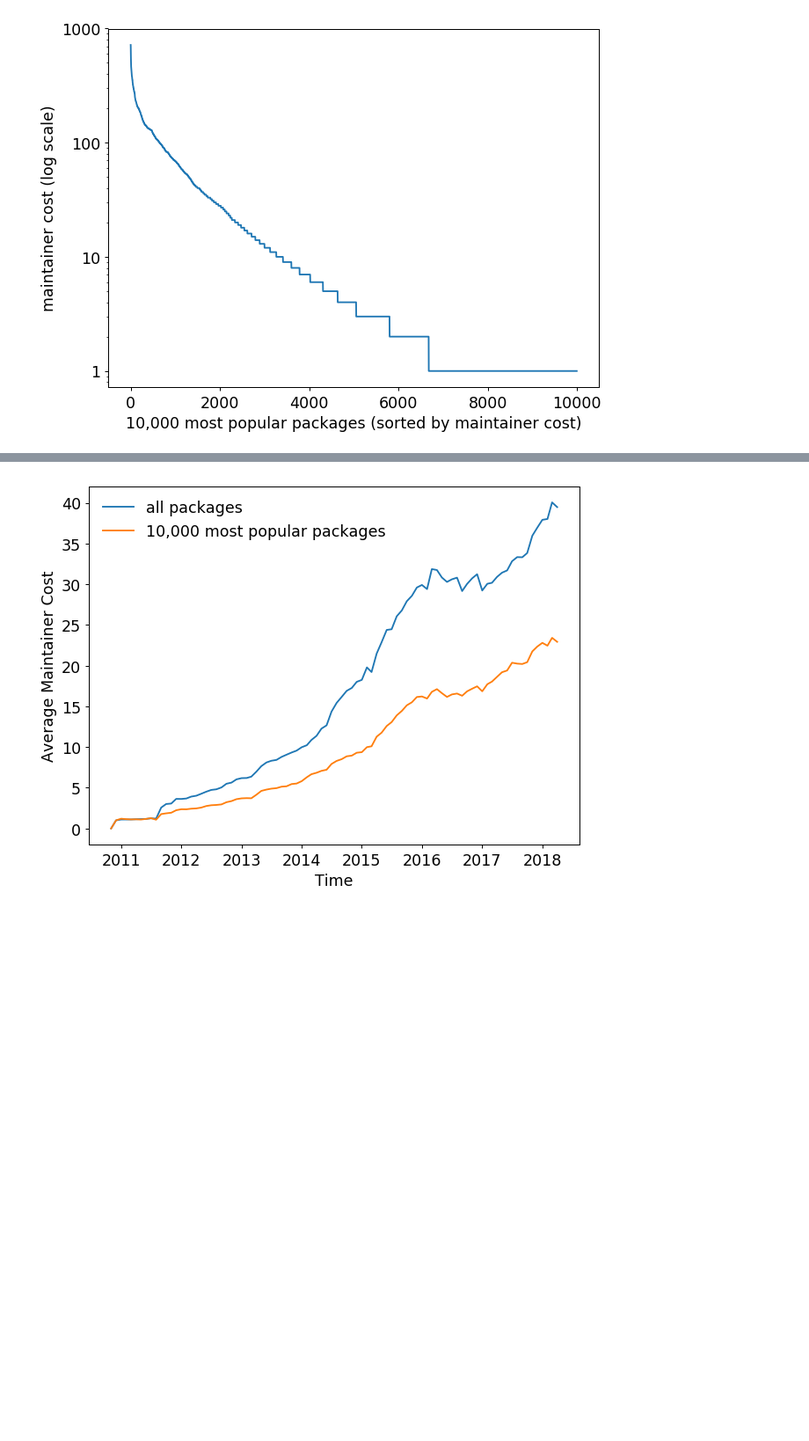
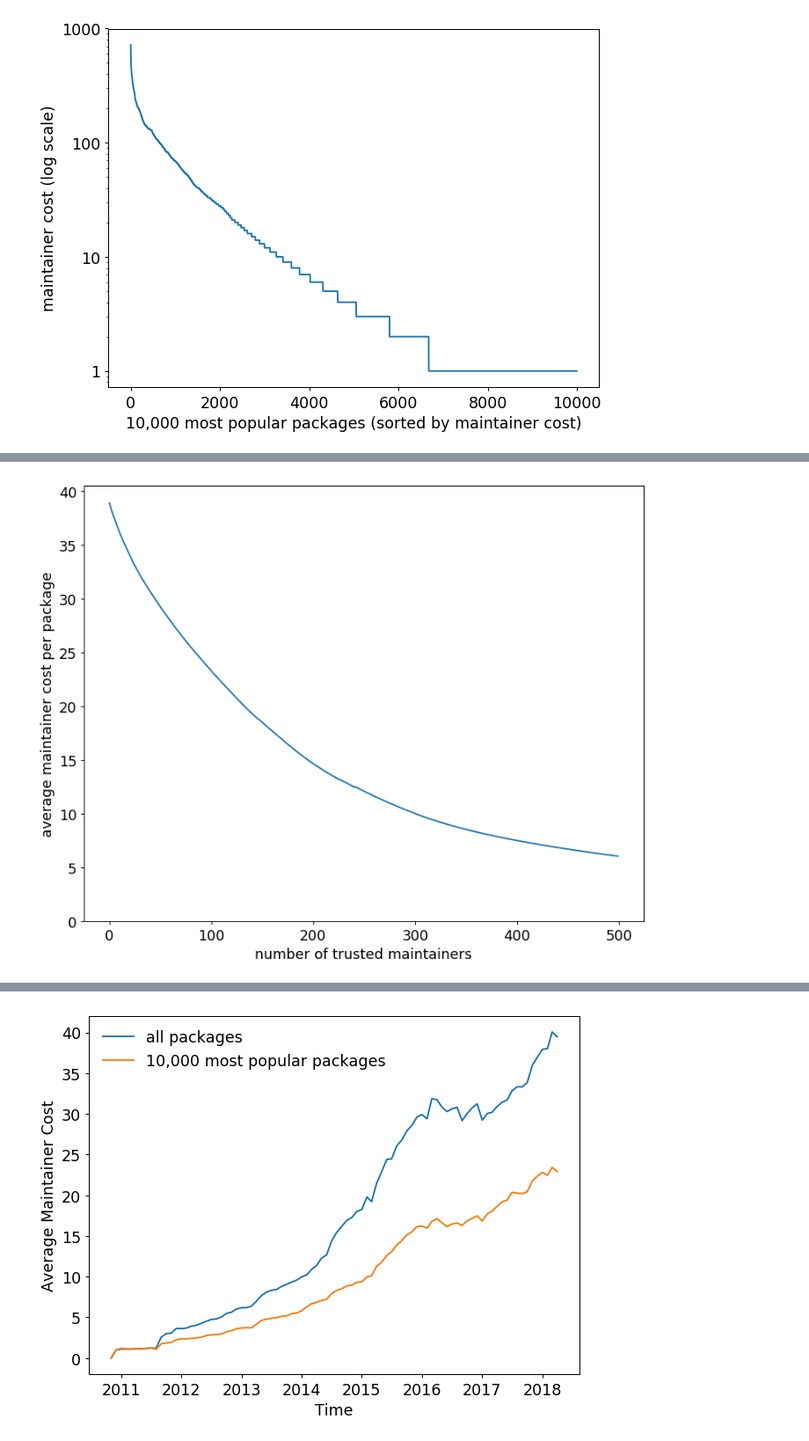
Before and after one commit to markuszm/npm-analysis, a Jupyter notebook: jupyterlab/graphs/MaintainerCost.ipynb, the cells around one changed output, grey strips where cells are left out. Shown at 88% size. Cells and saved outputs as stored; diff of their text form; code cells hidden in the pictures; blank space fills up the shorter version.

```diff
--- a/jupyterlab/graphs/MaintainerCost.ipynb
+++ b/jupyterlab/graphs/MaintainerCost.ipynb
@@ -21,0 +40,19 @@ plt.savefig("maintainer_cost_latest_10k.png")
+# %%
+import pandas as pd
+import math
+import matplotlib.pyplot as plt
+
+plt.figure(figsize=(10,8), dpi=90)
+
+plt.rcParams.update({'font.size': 14})
+
+data = pd.read_json('trustedMaintainersCost.json')
+
+plt.xlabel('number of trusted maintainers')
+plt.ylabel('average maintainer cost per package')
+plt.plot(data[:500])
+plt.gca().set_ylim(ymin=0)
+
+plt.savefig("trustedMaintainersCost_500.png")
+# %% [output]
+[figure, added]
```
Also changed, not shown: parts of 3 cells of this notebook, 5 other files.
